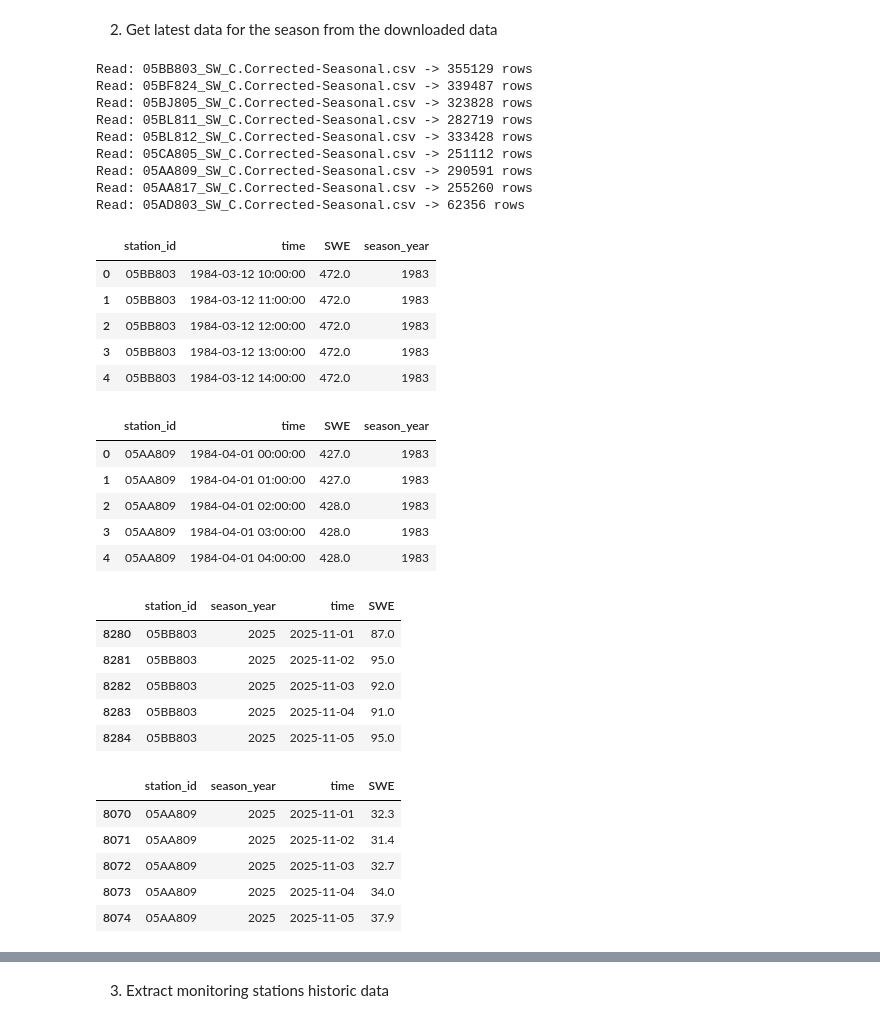
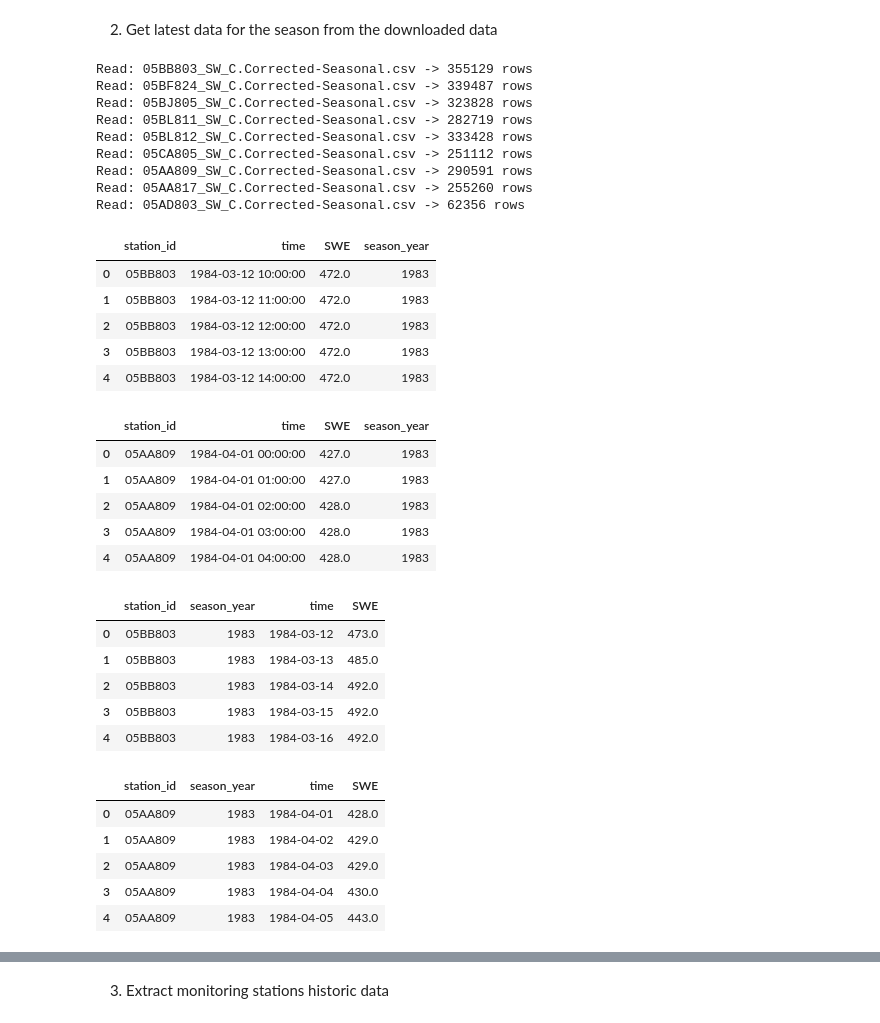
Before and after one commit to Nadiesenali/snowdroughtindex-main, a Jupyter notebook: notebooks/workflows/12_for_report.ipynb, the cells around one changed output, grey strips where cells are left out. Cells and saved outputs as stored; diff of their text form; code cells hidden in the pictures.

```diff
--- a/notebooks/workflows/12_for_report.ipynb
+++ b/notebooks/workflows/12_for_report.ipynb
@@ -126,7 +126,7 @@ def add_season_year_nov_may(df, time_col='time'):
     out['year'] = out[time_col].dt.year
 
     # Keep only Nov-May
-    out = out[out['month'].isin([11, 12, 1, 2, 3, 4, 5])].copy()
+    out = out[out['month'].isin([10,11, 12, 1, 2, 3, 4, 5])].copy()
 
     out['season_year'] = out['year']
     out.loc[out['month'].isin([1, 2, 3, 4, 5]), 'season_year'] = (
@@ -242,45 +242,45 @@ oldman_swe_table = (
 )
 
 # keep only 2025 season year
-bow_swe_table = bow_swe_table[bow_swe_table['season_year'] == 2025].copy()
-oldman_swe_table = oldman_swe_table[oldman_swe_table['season_year'] == 2025].copy()
+#bow_swe_table = bow_swe_table[bow_swe_table['season_year'] == 2025].copy()
+#oldman_swe_table = oldman_swe_table[oldman_swe_table['season_year'] == 2025].copy()
 
 display(bow_raw.head())
 display(oldman_raw.head())
 display(bow_swe_table.head())
 display(oldman_swe_table.head())
 #display(daily_table.head())
 # %% [output]
 Read: 05BB803_SW_C.Corrected-Seasonal.csv -> 355129 rows
 Read: 05BF824_SW_C.Corrected-Seasonal.csv -> 339487 rows
 Read: 05BJ805_SW_C.Corrected-Seasonal.csv -> 323828 rows
 Read: 05BL811_SW_C.Corrected-Seasonal.csv -> 282719 rows
 Read: 05BL812_SW_C.Corrected-Seasonal.csv -> 333428 rows
 Read: 05CA805_SW_C.Corrected-Seasonal.csv -> 251112 rows
 Read: 05AA809_SW_C.Corrected-Seasonal.csv -> 290591 rows
 Read: 05AA817_SW_C.Corrected-Seasonal.csv -> 255260 rows
 Read: 05AD803_SW_C.Corrected-Seasonal.csv -> 62356 rows
 |  | station_id | time | SWE | season_year |
 | 0 | 05BB803 | 1984-03-12 10:00:00 | 472.0 | 1983 |
 | 1 | 05BB803 | 1984-03-12 11:00:00 | 472.0 | 1983 |
 | 2 | 05BB803 | 1984-03-12 12:00:00 | 472.0 | 1983 |
 | 3 | 05BB803 | 1984-03-12 13:00:00 | 472.0 | 1983 |
 | 4 | 05BB803 | 1984-03-12 14:00:00 | 472.0 | 1983 |
 |  | station_id | time | SWE | season_year |
 | 0 | 05AA809 | 1984-04-01 00:00:00 | 427.0 | 1983 |
 | 1 | 05AA809 | 1984-04-01 01:00:00 | 427.0 | 1983 |
 | 2 | 05AA809 | 1984-04-01 02:00:00 | 428.0 | 1983 |
 | 3 | 05AA809 | 1984-04-01 03:00:00 | 428.0 | 1983 |
 | 4 | 05AA809 | 1984-04-01 04:00:00 | 428.0 | 1983 |
 |  | station_id | season_year | time | SWE |
-| 8280 | 05BB803 | 2025 | 2025-11-01 | 87.0 |
-| 8281 | 05BB803 | 2025 | 2025-11-02 | 95.0 |
-| 8282 | 05BB803 | 2025 | 2025-11-03 | 92.0 |
-| 8283 | 05BB803 | 2025 | 2025-11-04 | 91.0 |
-| 8284 | 05BB803 | 2025 | 2025-11-05 | 95.0 |
+| 0 | 05BB803 | 1983 | 1984-03-12 | 473.0 |
+| 1 | 05BB803 | 1983 | 1984-03-13 | 485.0 |
+| 2 | 05BB803 | 1983 | 1984-03-14 | 492.0 |
+| 3 | 05BB803 | 1983 | 1984-03-15 | 492.0 |
+| 4 | 05BB803 | 1983 | 1984-03-16 | 492.0 |
 |  | station_id | season_year | time | SWE |
-| 8070 | 05AA809 | 2025 | 2025-11-01 | 32.3 |
-| 8071 | 05AA809 | 2025 | 2025-11-02 | 31.4 |
-| 8072 | 05AA809 | 2025 | 2025-11-03 | 32.7 |
-| 8073 | 05AA809 | 2025 | 2025-11-04 | 34.0 |
-| 8074 | 05AA809 | 2025 | 2025-11-05 | 37.9 |
+| 0 | 05AA809 | 1983 | 1984-04-01 | 428.0 |
+| 1 | 05AA809 | 1983 | 1984-04-02 | 429.0 |
+| 2 | 05AA809 | 1983 | 1984-04-03 | 429.0 |
+| 3 | 05AA809 | 1983 | 1984-04-04 | 430.0 |
+| 4 | 05AA809 | 1983 | 1984-04-05 | 443.0 |
```
Also changed, not shown: parts of 11 cells of this notebook, 1 other file.
